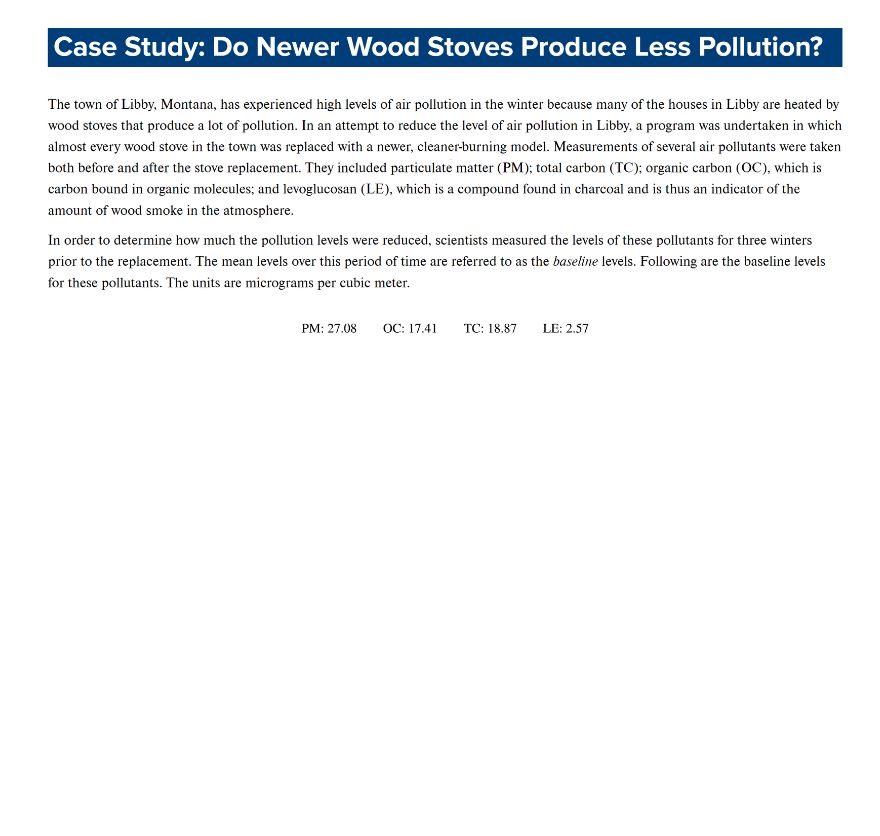
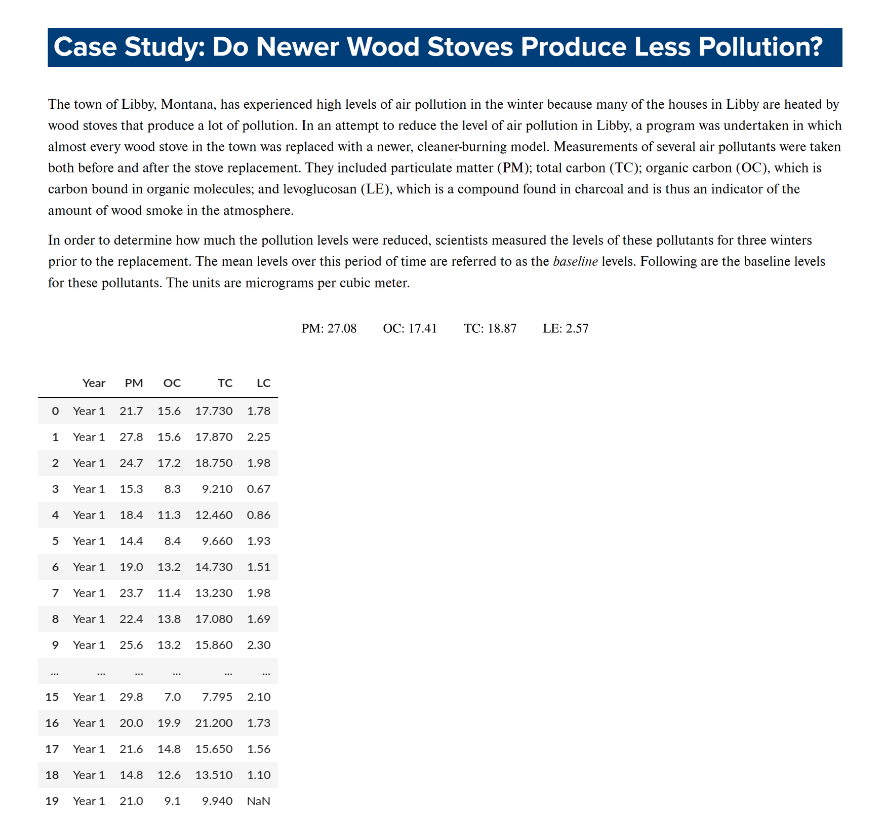
Before and after one commit to SageCas/Money-Expense-Report, a Jupyter notebook: Pollution_Case_Study.ipynb, the cells around one changed output. Saved outputs shown, nothing was run; the diff lists cells and outputs as text; code cells hidden in the pictures; blank space fills up the shorter version.

```diff
--- a/Pollution_Case_Study.ipynb
+++ b/Pollution_Case_Study.ipynb
@@ -7,7 +7,25 @@ import pandas as pd
 import seaborn as sns
 import matplotlib.pyplot as plt
 # %%
-data = 'https://raw.githubusercontent.com/kmath22/Math-200/refs/heads/main/Pollution%20Case%20Study%201.o%20-%20Sheet1.csv'
-case_df = pd.read_csv(data)
+data = 'https://raw.githubusercontent.com/SageCas/Money-Expense-Report/refs/heads/main/Year%201%20Pollution.csv'
+caseone_df = pd.read_csv(data)
 
-case_df
+caseone_df
+# %% [output]
+|  | Year | PM | OC | TC | LC |
+| 0 | Year 1 | 21.7 | 15.6 | 17.730 | 1.78 |
+| 1 | Year 1 | 27.8 | 15.6 | 17.870 | 2.25 |
+| 2 | Year 1 | 24.7 | 17.2 | 18.750 | 1.98 |
+| 3 | Year 1 | 15.3 | 8.3 | 9.210 | 0.67 |
+| 4 | Year 1 | 18.4 | 11.3 | 12.460 | 0.86 |
+| 5 | Year 1 | 14.4 | 8.4 | 9.660 | 1.93 |
+| 6 | Year 1 | 19.0 | 13.2 | 14.730 | 1.51 |
+| 7 | Year 1 | 23.7 | 11.4 | 13.230 | 1.98 |
+| 8 | Year 1 | 22.4 | 13.8 | 17.080 | 1.69 |
+| 9 | Year 1 | 25.6 | 13.2 | 15.860 | 2.30 |
+| ... | ... | ... | ... | ... | ... |
+| 15 | Year 1 | 29.8 | 7.0 | 7.795 | 2.10 |
+| 16 | Year 1 | 20.0 | 19.9 | 21.200 | 1.73 |
+| 17 | Year 1 | 21.6 | 14.8 | 15.650 | 1.56 |
+| 18 | Year 1 | 14.8 | 12.6 | 13.510 | 1.10 |
+| 19 | Year 1 | 21.0 | 9.1 | 9.940 | NaN |
```
Also changed, not shown: parts of 3 cells of this notebook.
